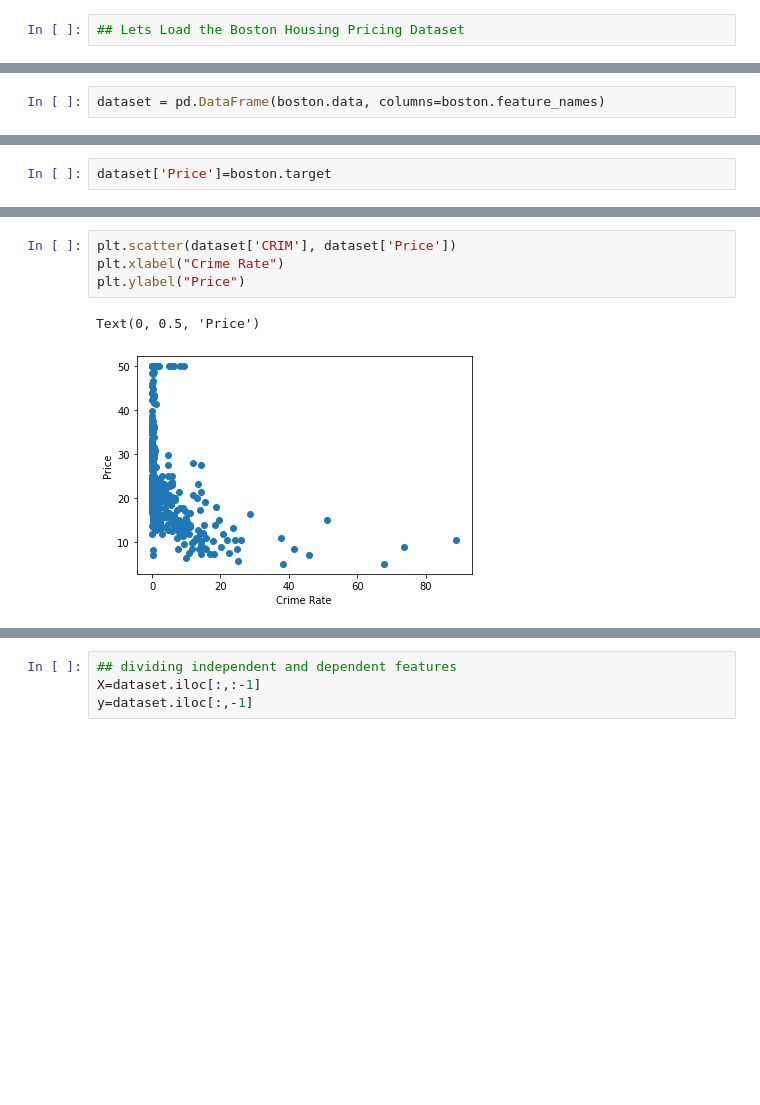
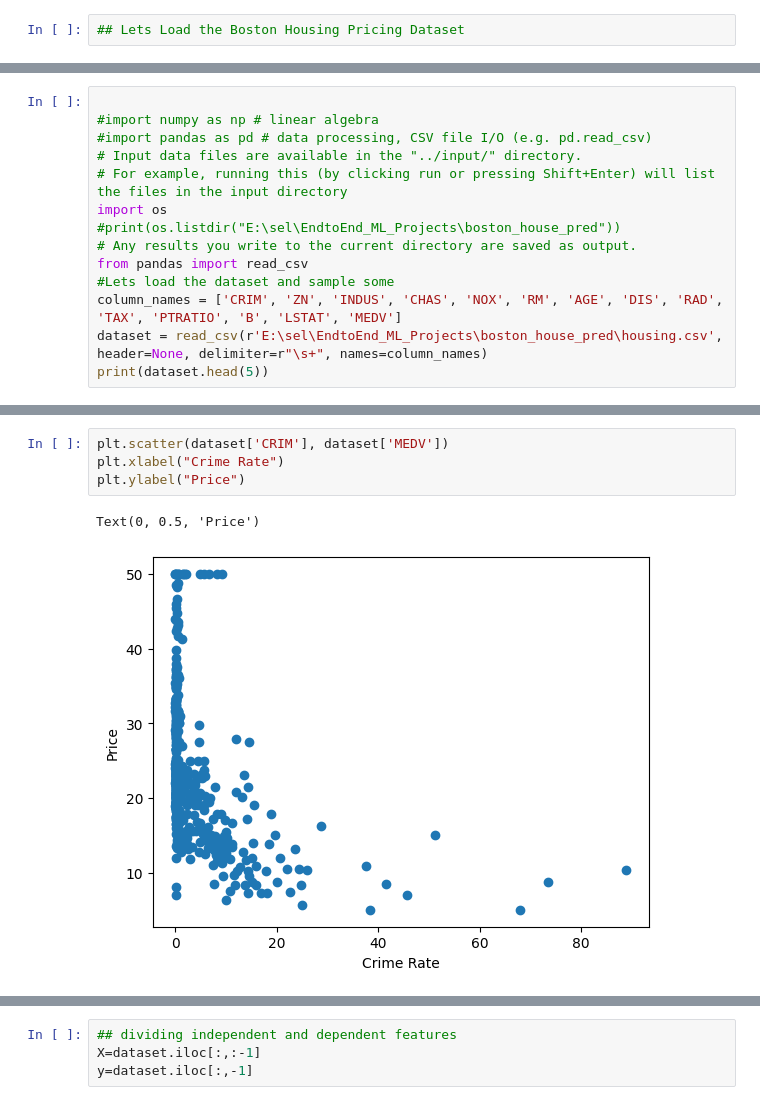
Before and after one commit to ishumishra1601/boston_house_pred, a Jupyter notebook: Ishu ML Project .ipynb, the cells around one changed output, grey strips where cells are left out. Cells and saved outputs as stored; diff of their text form; blank space fills up the shorter version.

```diff
--- a/Ishu ML Project .ipynb
+++ b/Ishu ML Project .ipynb
@@ -11,0 +8,14 @@ boston=load_boston()
+# %%
+
+#import numpy as np # linear algebra
+#import pandas as pd # data processing, CSV file I/O (e.g. pd.read_csv)
+# Input data files are available in the "../input/" directory.
+# For example, running this (by clicking run or pressing Shift+Enter) will list the files in the input directory
+import os
+#print(os.listdir("E:\sel\EndtoEnd_ML_Projects\boston_house_pred"))
+# Any results you write to the current directory are saved as output.
+from pandas import read_csv
+#Lets load the dataset and sample some
+column_names = ['CRIM', 'ZN', 'INDUS', 'CHAS', 'NOX', 'RM', 'AGE', 'DIS', 'RAD', 'TAX', 'PTRATIO', 'B', 'LSTAT', 'MEDV']
+dataset = read_csv(r'E:\sel\EndtoEnd_ML_Projects\boston_house_pred\housing.csv', header=None, delimiter=r"\s+", names=column_names)
+print(dataset.head(5))
@@ -74,2 +80,0 @@ print(boston.feature_names)
-# %%
-dataset = pd.DataFrame(boston.data, columns=boston.feature_names)
@@ -85,2 +80,0 @@ dataset.head()
-# %%
-dataset['Price']=boston.target
@@ -175,8 +147,8 @@ sns.pairplot(dataset)
 # %%
-plt.scatter(dataset['CRIM'], dataset['Price'])
+plt.scatter(dataset['CRIM'], dataset['MEDV'])
 plt.xlabel("Crime Rate")
 plt.ylabel("Price")
 # %% [output]
 Text(0, 0.5, 'Price')
-[figure, old version]
+[figure, new version]
 # %%
```
Also changed, not shown: parts of 41 cells of this notebook, 25 other files.
